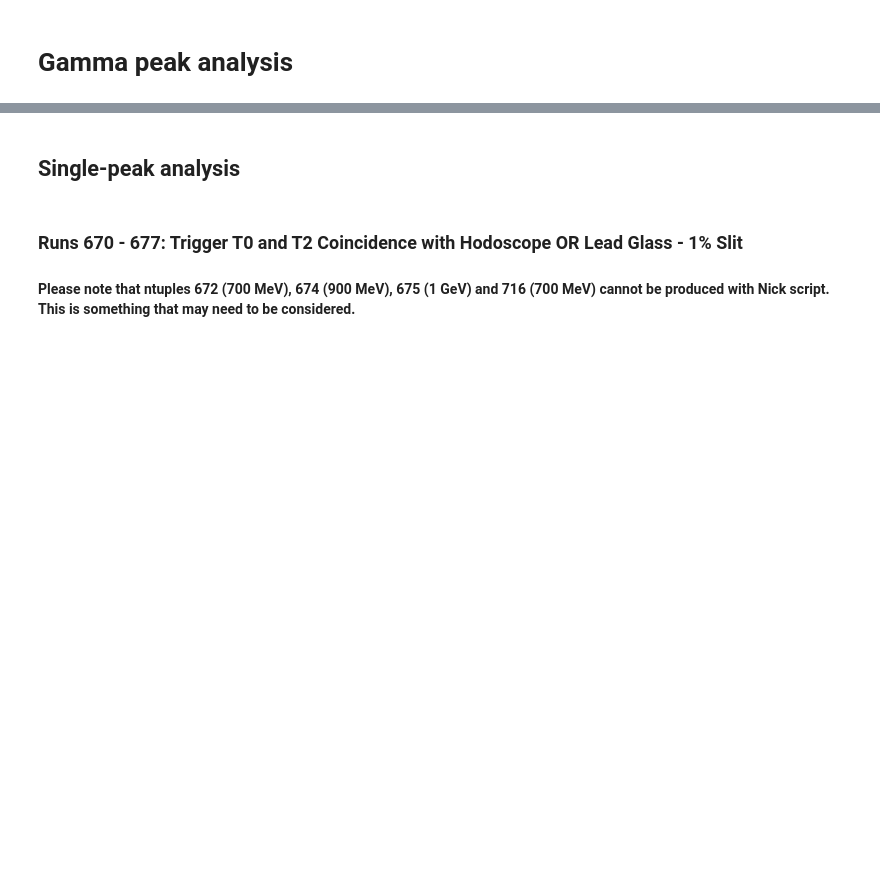
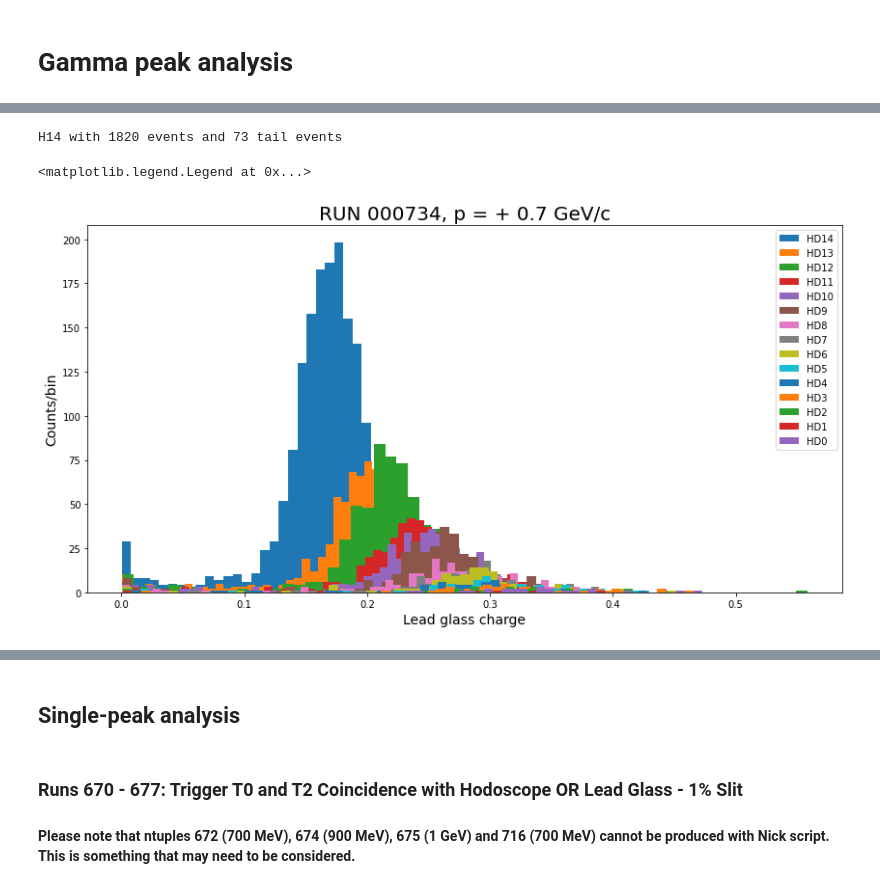
Before and after one commit to jerenner/T9BeamTestAna, a Jupyter notebook: python/new_analysis/hodoscope/hodoscope_analysis.ipynb, the cells around one changed output, grey strips where cells are left out. Cells and saved outputs as stored; diff of their text form; code cells hidden in the pictures; blank space fills up the shorter version.

```diff
--- a/python/new_analysis/hodoscope/hodoscope_analysis.ipynb
+++ b/python/new_analysis/hodoscope/hodoscope_analysis.ipynb
@@ -421,4 +444,4 @@ df_dict['ACT0L'].head(10)
 # %%
 # Filter 'PbGlass' Peaks Based on Timing
-pb_timing_range = (40, 90)
+pb_timing_range = (45, 75)
 pb_filtered = filter_range("PbGlass",df_dict['PbGlass'],'PeakTime',pb_timing_range)
@@ -658,0 +714,35 @@ plt.hist(tof1_combined['combined_charge'],bins=100,range=[0,1])
+# %%
+cuts_all = (final_df.total_hits == 1) & (final_df.hit_ACT0 == 1) & \
+           (final_df.hit_ACT1 == 1) & (final_df.nohit_ACT3 == 1) & \
+           (final_df.hit_TOF0 == 1) & (final_df.hit_TOF1 == 1) & (final_df.hit_T2 == 1)
+nbins = 60
+
+cuts = cuts_all
+
+fig = plt.figure(figsize=(14,7))
+plt.hist(final_df[(final_df.hit_HD14 == 1) & cuts]['IntCharge'],bins=nbins,label="HD14")
+print("H14 with",len(final_df[(final_df.hit_HD14 == 1) & cuts]),"events",
+     "and",len(final_df[(final_df.hit_HD14 == 1) & cuts & (final_df.IntCharge < 0.1) & (final_df.IntCharge > 0.01)]),"tail events")
+plt.hist(final_df[(final_df.hit_HD13 == 1) & cuts]['IntCharge'],bins=nbins,label="HD13")
+plt.hist(final_df[(final_df.hit_HD12 == 1) & cuts]['IntCharge'],bins=nbins,label="HD12")
+plt.hist(final_df[(final_df.hit_HD11 == 1) & cuts]['IntCharge'],bins=nbins,label="HD11")
+plt.hist(final_df[(final_df.hit_HD10 == 1) & cuts]['IntCharge'],bins=nbins,label="HD10")
+plt.hist(final_df[(final_df.hit_HD9 == 1) & cuts]['IntCharge'],bins=nbins,label="HD9")
+plt.hist(final_df[(final_df.hit_HD8 == 1) & cuts]['IntCharge'],bins=nbins,label="HD8")
+plt.hist(final_df[(final_df.hit_HD7 == 1) & cuts]['IntCharge'],bins=nbins,label="HD7")
+plt.hist(final_df[(final_df.hit_HD6 == 1) & cuts]['IntCharge'],bins=nbins,label="HD6")
+plt.hist(final_df[(final_df.hit_HD5 == 1) & cuts]['IntCharge'],bins=nbins,label="HD5")
+plt.hist(final_df[(final_df.hit_HD4 == 1) & cuts]['IntCharge'],bins=nbins,label="HD4")
+plt.hist(final_df[(final_df.hit_HD3 == 1) & cuts]['IntCharge'],bins=nbins,label="HD3")
+plt.hist(final_df[(final_df.hit_HD2 == 1) & cuts]['IntCharge'],bins=nbins,label="HD2")
+plt.hist(final_df[(final_df.hit_HD1 == 1) & cuts]['IntCharge'],bins=nbins,label="HD1")
+plt.hist(final_df[(final_df.hit_HD0 == 1) & cuts]['IntCharge'],bins=nbins,label="HD0")
+plt.xlabel("Lead glass charge",fontsize=14)
+plt.ylabel("Counts/bin",fontsize=14)
+plt.title("RUN 000734, p = + 0.7 GeV/c",fontsize=20)
+plt.legend()
+#plt.yscale('log')
+# %% [output]
+H14 with 1820 events and 73 tail events
+<matplotlib.legend.Legend at 0x...>
+[figure, added]
```
Also changed, not shown: parts of 27 cells of this notebook.
